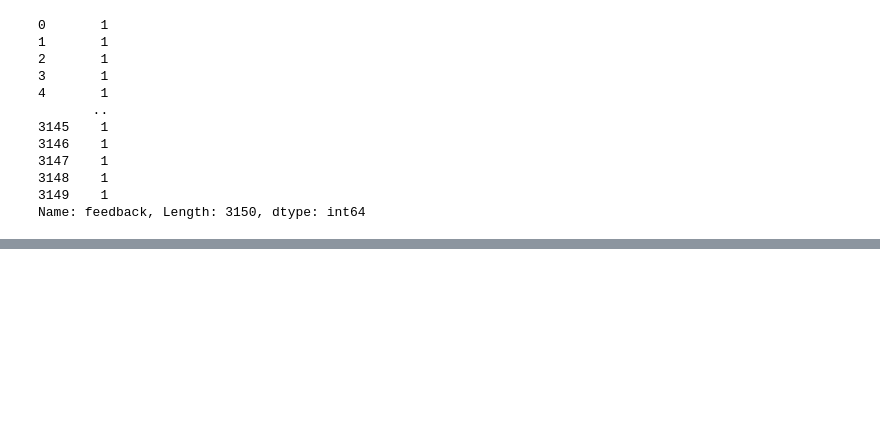
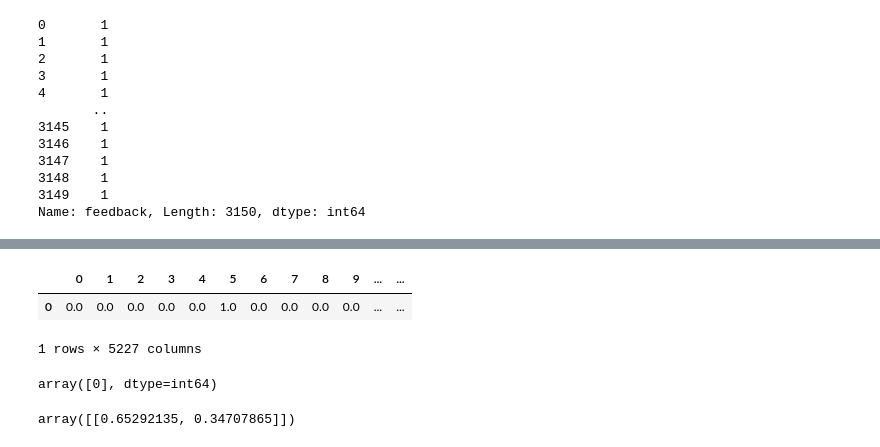
Before and after one commit to caiquemiranda/machine-learning-business-python, a Jupyter notebook: RP-department.ipynb, the cells around one changed output, grey strips where cells are left out. Cells and saved outputs as stored; diff of their text form; code cells hidden in the pictures; blank space fills up the shorter version.

```diff
--- a/RP-department.ipynb
+++ b/RP-department.ipynb
@@ -449,0 +604,20 @@ Name: feedback, Length: 3150, dtype: int64
+# %%
+negative_df.drop(['verified_reviews'], axis=1, inplace=True)
+# %%
+negative_df.index = review.index
+# %%
+negative_final = pd.concat([negative_df, review], axis=1)
+# %%
+negative_final
+# %% [output]
+|  | 0 | 1 | 2 | 3 | 4 | 5 | 6 | 7 | 8 | 9 | ... | ... |
+| 0 | 0.0 | 0.0 | 0.0 | 0.0 | 0.0 | 1.0 | 0.0 | 0.0 | 0.0 | 0.0 | ... | ... |
+1 rows × 5227 columns
+# %%
+bayes.predict(negative_final)
+# %% [output]
+array([0], dtype=int64)
+# %%
+bayes.predict_proba(negative_final)
+# %% [output]
+array([[0.65292135, 0.34707865]])
```
Also changed, not shown: parts of 38 cells of this notebook, 1 other file.
